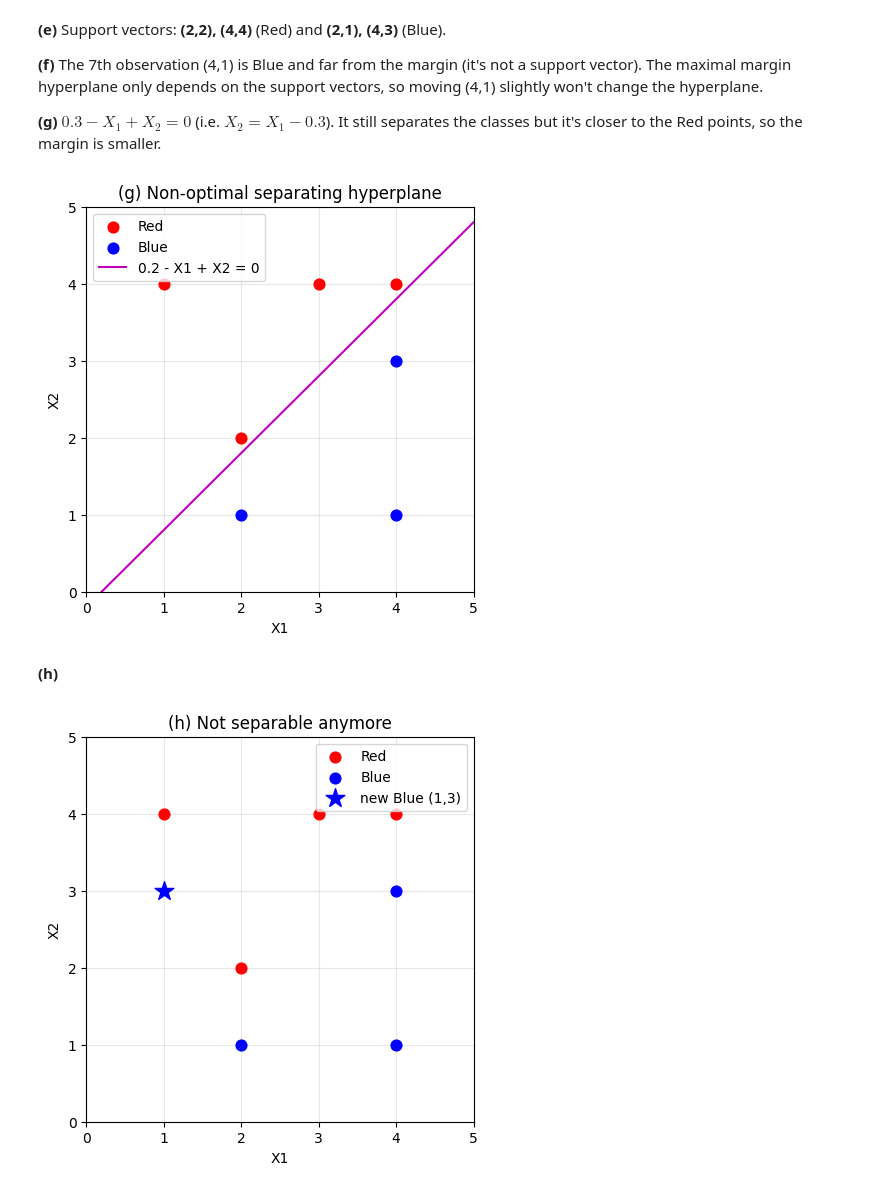
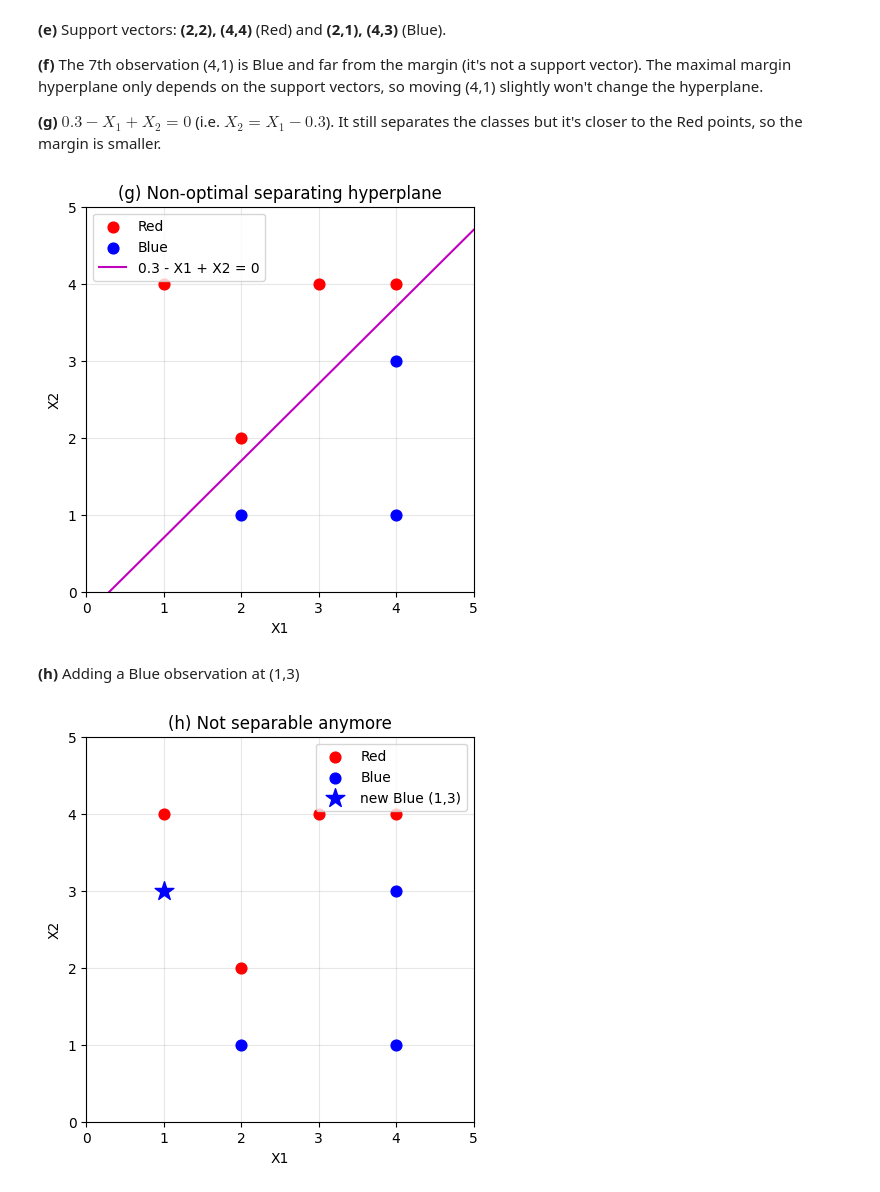
Before and after one commit to rbatra02/DSCI552, a Jupyter notebook: HW6/notebook/Batra_Raghav_HW6.ipynb, the cells around one changed output. Saved outputs shown, nothing was run; the diff lists cells and outputs as text; code cells hidden in the pictures.

```diff
--- a/HW6/notebook/Batra_Raghav_HW6.ipynb
+++ b/HW6/notebook/Batra_Raghav_HW6.ipynb
@@ -498,12 +498,12 @@ plt.legend(); plt.show()
 **(g)** $0.3 - X_1 + X_2 = 0$ (i.e. $X_2 = X_1 - 0.3$). It still separates the classes but it's closer to the Red points, so the margin is smaller.
 # %%
 ax = base_plot("(g) Non-optimal separating hyperplane")
-ax.plot(xs, xs - 0.2, "m-", label="0.3 - X1 + X2 = 0")
+ax.plot(xs, xs - 0.3, "m-", label="0.3 - X1 + X2 = 0")
 plt.legend(); plt.show()
 # %% [output]
-[figure, old version]
+[figure, new version]
-# %% [markdown]
-**(h)**
+# %% [markdown]
+**(h)** Adding a Blue observation at (1,3)
 # %%
 ax = base_plot("(h) Not separable anymore")
 ax.scatter([1], [3], c="blue", marker="*", s=200, label="new Blue (1,3)", zorder=4)
```
